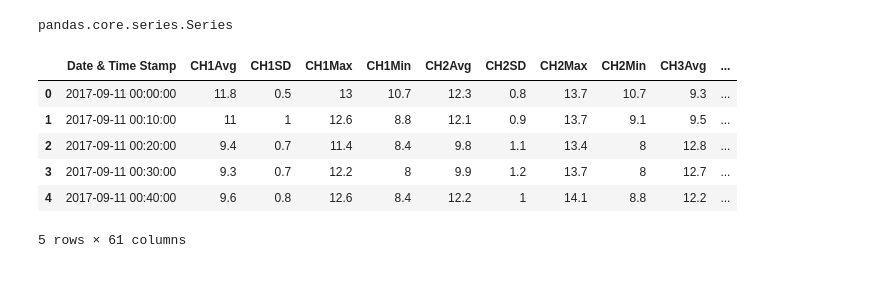
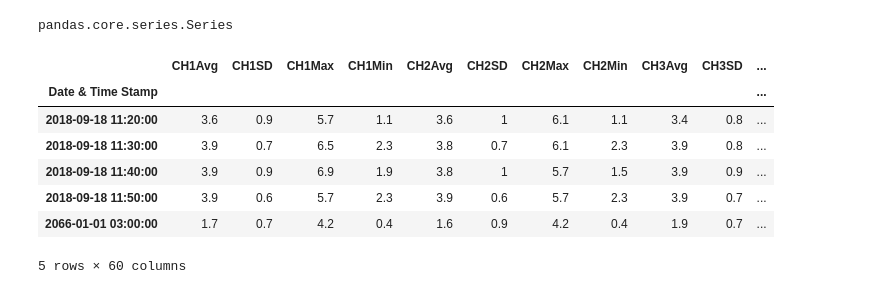
Before and after one commit to mariolarochelle/AERO, a Jupyter notebook: Working/Franco/CleaningData.ipynb, the cells around one changed output. Cells and saved outputs as stored; diff of their text form; code cells hidden in the pictures.

```diff
--- a/Working/Franco/CleaningData.ipynb
+++ b/Working/Franco/CleaningData.ipynb
@@ -45,13 +45,15 @@ raw_data_new = pd.DataFrame(raw_data_splitted[raw_data_splitted[raw_data_splitte
 raw_data_new.columns = columns_names
 raw_data_new.reset_index(drop=True, inplace=True)
 raw_data_new['Date & Time Stamp'] = pd.to_datetime(raw_data_new['Date & Time Stamp'])
+raw_data_new.set_index('Date & Time Stamp', inplace=True)
 # %%
-raw_data_new.head()
+raw_data_new.tail()
 # %% [output]
-|  | Date & Time Stamp | CH1Avg | CH1SD | CH1Max | CH1Min | CH2Avg | CH2SD | CH2Max | CH2Min | CH3Avg | ... |
-| 0 | 2017-09-11 00:00:00 | 11.8 | 0.5 | 13 | 10.7 | 12.3 | 0.8 | 13.7 | 10.7 | 9.3 | ... |
-| 1 | 2017-09-11 00:10:00 | 11 | 1 | 12.6 | 8.8 | 12.1 | 0.9 | 13.7 | 9.1 | 9.5 | ... |
-| 2 | 2017-09-11 00:20:00 | 9.4 | 0.7 | 11.4 | 8.4 | 9.8 | 1.1 | 13.4 | 8 | 12.8 | ... |
-| 3 | 2017-09-11 00:30:00 | 9.3 | 0.7 | 12.2 | 8 | 9.9 | 1.2 | 13.7 | 8 | 12.7 | ... |
-| 4 | 2017-09-11 00:40:00 | 9.6 | 0.8 | 12.6 | 8.4 | 12.2 | 1 | 14.1 | 8.8 | 12.2 | ... |
+|  | CH1Avg | CH1SD | CH1Max | CH1Min | CH2Avg | CH2SD | CH2Max | CH2Min | CH3Avg | CH3SD | ... |
+| Date & Time Stamp |  |  |  |  |  |  |  |  |  |  | ... |
+| 2018-09-18 11:20:00 | 3.6 | 0.9 | 5.7 | 1.1 | 3.6 | 1 | 6.1 | 1.1 | 3.4 | 0.8 | ... |
+| 2018-09-18 11:30:00 | 3.9 | 0.7 | 6.5 | 2.3 | 3.8 | 0.7 | 6.1 | 2.3 | 3.9 | 0.8 | ... |
+| 2018-09-18 11:40:00 | 3.9 | 0.9 | 6.9 | 1.9 | 3.8 | 1 | 5.7 | 1.5 | 3.9 | 0.9 | ... |
+| 2018-09-18 11:50:00 | 3.9 | 0.6 | 5.7 | 2.3 | 3.9 | 0.6 | 5.7 | 2.3 | 3.9 | 0.7 | ... |
+| 2066-01-01 03:00:00 | 1.7 | 0.7 | 4.2 | 0.4 | 1.6 | 0.9 | 4.2 | 0.4 | 1.9 | 0.7 | ... |
-5 rows × 61 columns
+5 rows × 60 columns
```
Also changed, not shown: parts of 15 cells of this notebook, 7 other files.
